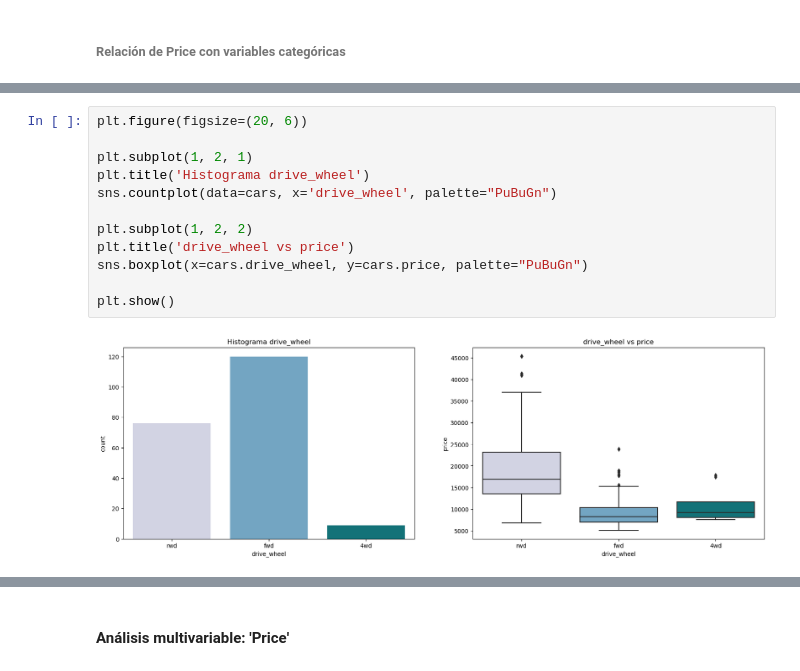
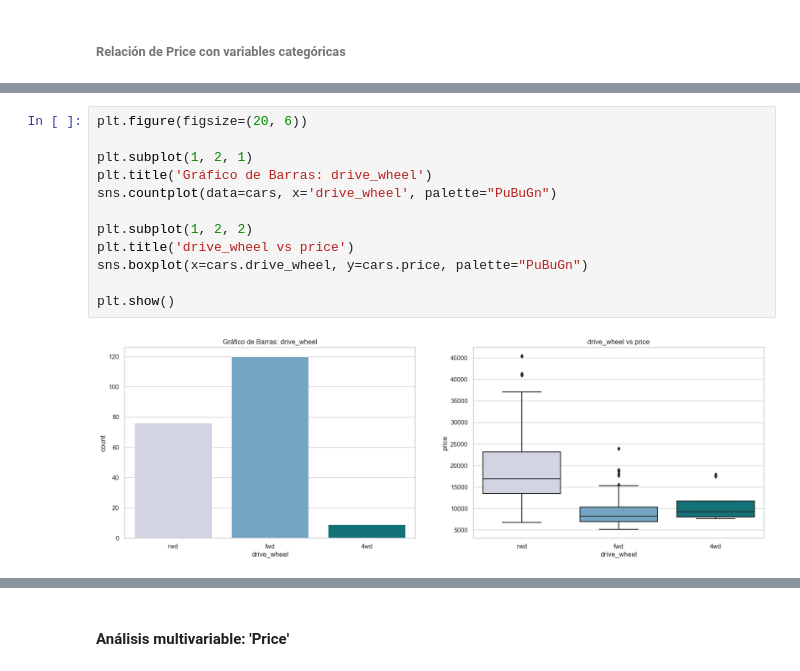
Before and after one commit to JohannaRangel/DS-M6-ML_Automotive_MarketAnalysis, a Jupyter notebook: notebooks/analisis-exploratorio.ipynb, the cells around one changed output, grey strips where cells are left out. Drawn from its saved outputs; the diff is of its cells as text.

```diff
--- a/notebooks/analisis-exploratorio.ipynb
+++ b/notebooks/analisis-exploratorio.ipynb
@@ -345,14 +388,14 @@ plt.show()
 # %%
 plt.figure(figsize=(20, 6))
 
 plt.subplot(1, 2, 1)
-plt.title('Histograma drive_wheel')
+plt.title('Gráfico de Barras: drive_wheel')
 sns.countplot(data=cars, x='drive_wheel', palette="PuBuGn")
 
 plt.subplot(1, 2, 2)
 plt.title('drive_wheel vs price')
 sns.boxplot(x=cars.drive_wheel, y=cars.price, palette="PuBuGn")
 
 plt.show()
 # %% [output]
-[figure, old version]
+[figure, new version]
```
Also changed, not shown: parts of 37 cells of this notebook.
